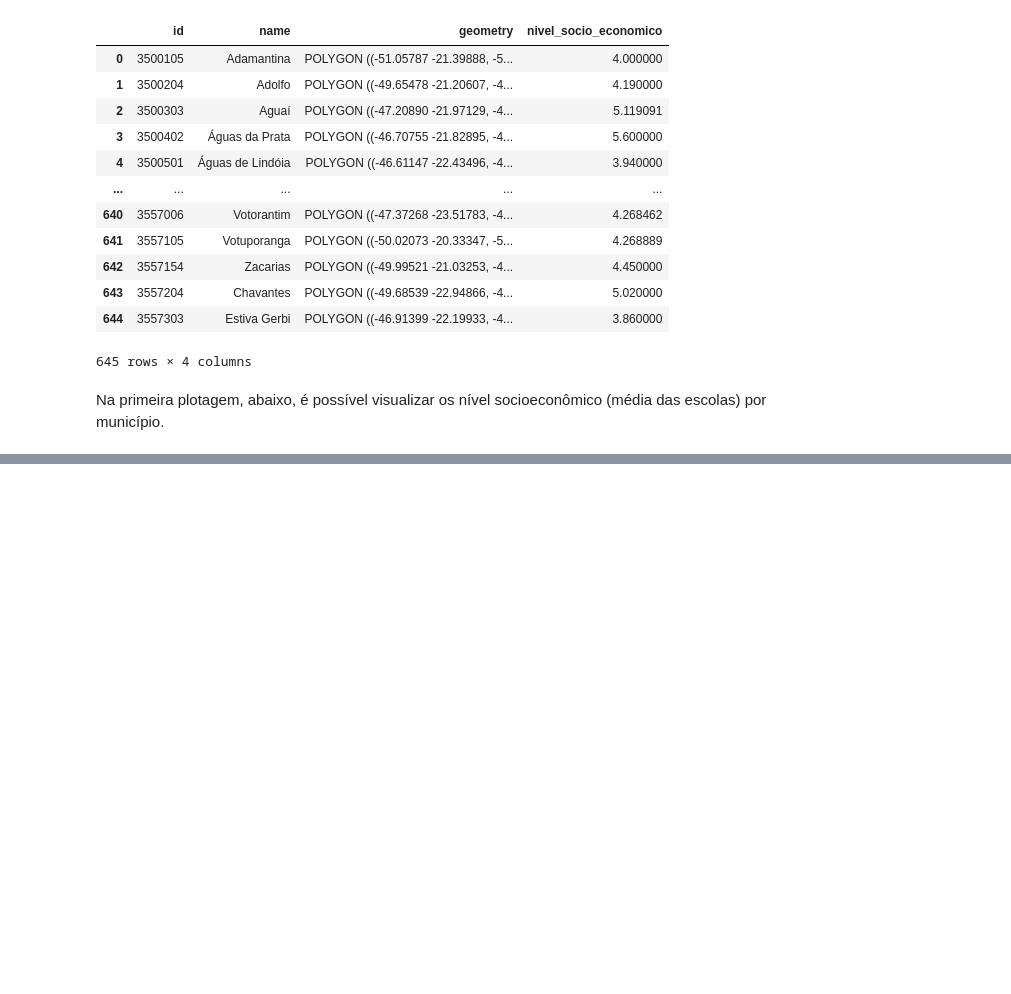
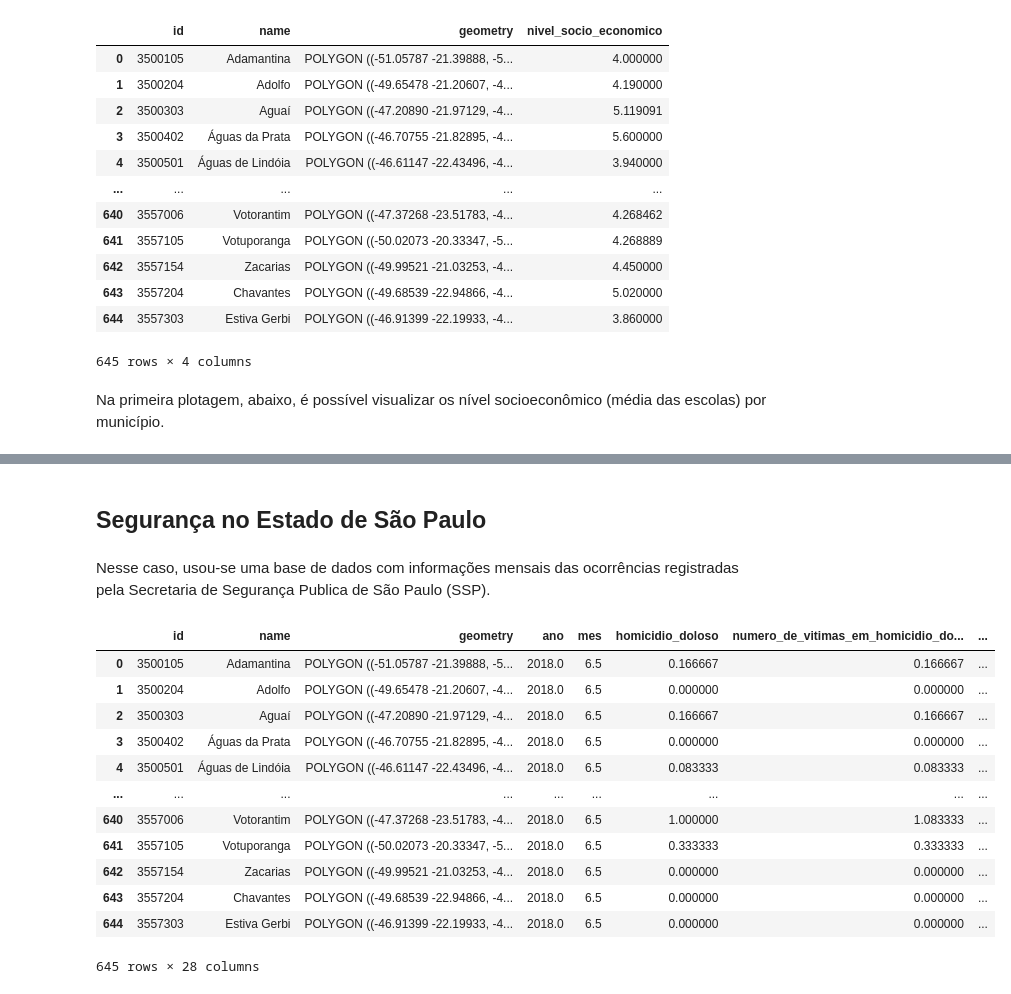
Before and after one commit to BrunoFornaro/A2-BD-2021, a Jupyter notebook: Banco_de_Dados_testes.ipynb, the cells around one changed output, grey strips where cells are left out. Cells and saved outputs as stored; diff of their text form; code cells hidden in the pictures; blank space fills up the shorter version.

Commit message:
Update Banco_de_Dados_testes.ipynb
Atualizações em testes

```diff
--- a/Banco_de_Dados_testes.ipynb
+++ b/Banco_de_Dados_testes.ipynb
@@ -110,0 +221,34 @@ fig.show()
+# %% [markdown]
+## Segurança no Estado de São Paulo
+# %% [markdown]
+Nesse caso, usou-se uma base de dados com informações mensais das ocorrências registradas pela Secretaria de Segurança Publica de São Paulo (SSP).
+# %%
+df_seguranca = pd.read_csv("C://Users//vanes//OneDrive//Área de trabalho//arquivos bd//ocorrencias_registradas.csv")
+
+mapassp["id"]=mapassp["id"].astype(int)
+
+df_seguranca.fillna(0, inplace = True)
+
+df_seguranca.rename(columns={"id_municipio": "id"}, inplace = 1)
+
+df_seguranca_2018 = df_seguranca[df_seguranca["ano"] == 2018]
+
+df_seguranca_2018 = df_seguranca_2018.groupby("id").mean()
+
+
+df_seguranca_2018= mapassp.join(df_seguranca_2018,on="id", how="left")
+df_seguranca_2018
+# %% [output]
+|  | id | name | geometry | ano | mes | homicidio_doloso | numero_de_vitimas_em_homicidio_do... | ... |
+| 0 | 3500105 | Adamantina | POLYGON ((-51.05787 -21.39888, -5... | 2018.0 | 6.5 | 0.166667 | 0.166667 | ... |
+| 1 | 3500204 | Adolfo | POLYGON ((-49.65478 -21.20607, -4... | 2018.0 | 6.5 | 0.000000 | 0.000000 | ... |
+| 2 | 3500303 | Aguaí | POLYGON ((-47.20890 -21.97129, -4... | 2018.0 | 6.5 | 0.166667 | 0.166667 | ... |
+| 3 | 3500402 | Águas da Prata | POLYGON ((-46.70755 -21.82895, -4... | 2018.0 | 6.5 | 0.000000 | 0.000000 | ... |
+| 4 | 3500501 | Águas de Lindóia | POLYGON ((-46.61147 -22.43496, -4... | 2018.0 | 6.5 | 0.083333 | 0.083333 | ... |
+| ... | ... | ... | ... | ... | ... | ... | ... | ... |
+| 640 | 3557006 | Votorantim | POLYGON ((-47.37268 -23.51783, -4... | 2018.0 | 6.5 | 1.000000 | 1.083333 | ... |
+| 641 | 3557105 | Votuporanga | POLYGON ((-50.02073 -20.33347, -5... | 2018.0 | 6.5 | 0.333333 | 0.333333 | ... |
+| 642 | 3557154 | Zacarias | POLYGON ((-49.99521 -21.03253, -4... | 2018.0 | 6.5 | 0.000000 | 0.000000 | ... |
+| 643 | 3557204 | Chavantes | POLYGON ((-49.68539 -22.94866, -4... | 2018.0 | 6.5 | 0.000000 | 0.000000 | ... |
+| 644 | 3557303 | Estiva Gerbi | POLYGON ((-46.91399 -22.19933, -4... | 2018.0 | 6.5 | 0.000000 | 0.000000 | ... |
+645 rows × 28 columns
```
Also changed, not shown: parts of 15 cells of this notebook.
